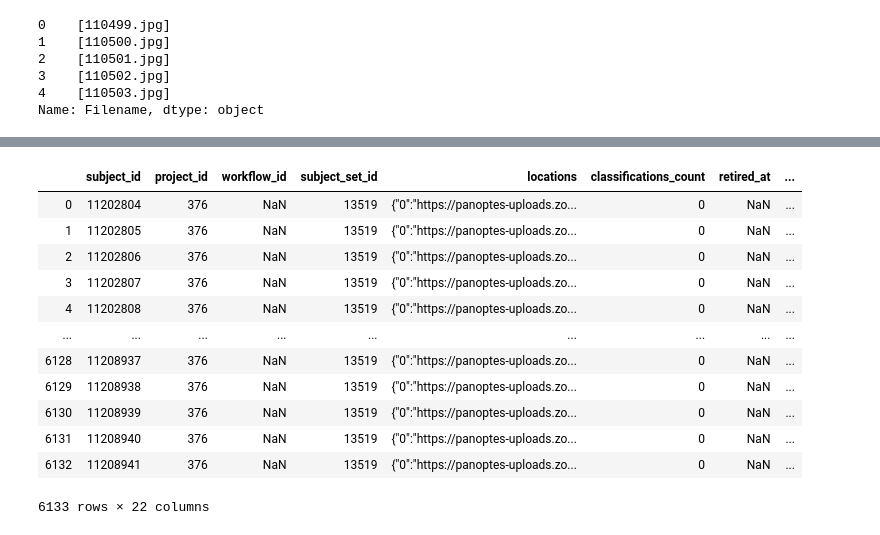
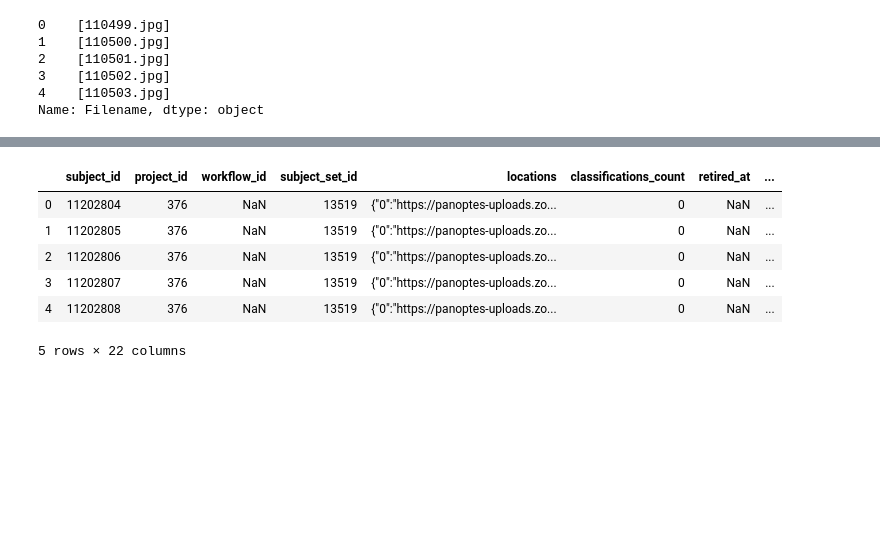
Before and after one commit to nisaputri/The-Shakespeares-UMD, a Jupyter notebook: Shakespeare Data Cleaning and Processing.ipynb, the cells around one changed output, grey strips where cells are left out. Drawn from its saved outputs; the diff is of its cells as text; code cells hidden in the pictures; blank space fills up the shorter version.

```diff
--- a/Shakespeare Data Cleaning and Processing.ipynb
+++ b/Shakespeare Data Cleaning and Processing.ipynb
@@ -76,23 +44,17 @@ newsletters
 # %%
 merged = subject.merge(newsletters, how = 'inner', on = 'Filename')
 
 #Dropping metadata column since it is redundant with the information in newletter dataset
 merged = merged.drop(columns = 'metadata', axis = 1)
-merged
+merged.head()
 # %% [output]
 |  | subject_id | project_id | workflow_id | subject_set_id | locations | classifications_count | retired_at | ... |
 | 0 | 11202804 | 376 | NaN | 13519 | {"0":"https://panoptes-uploads.zo... | 0 | NaN | ... |
 | 1 | 11202805 | 376 | NaN | 13519 | {"0":"https://panoptes-uploads.zo... | 0 | NaN | ... |
 | 2 | 11202806 | 376 | NaN | 13519 | {"0":"https://panoptes-uploads.zo... | 0 | NaN | ... |
 | 3 | 11202807 | 376 | NaN | 13519 | {"0":"https://panoptes-uploads.zo... | 0 | NaN | ... |
 | 4 | 11202808 | 376 | NaN | 13519 | {"0":"https://panoptes-uploads.zo... | 0 | NaN | ... |
-| ... | ... | ... | ... | ... | ... | ... | ... | ... |
-| 6128 | 11208937 | 376 | NaN | 13519 | {"0":"https://panoptes-uploads.zo... | 0 | NaN | ... |
-| 6129 | 11208938 | 376 | NaN | 13519 | {"0":"https://panoptes-uploads.zo... | 0 | NaN | ... |
-| 6130 | 11208939 | 376 | NaN | 13519 | {"0":"https://panoptes-uploads.zo... | 0 | NaN | ... |
-| 6131 | 11208940 | 376 | NaN | 13519 | {"0":"https://panoptes-uploads.zo... | 0 | NaN | ... |
-| 6132 | 11208941 | 376 | NaN | 13519 | {"0":"https://panoptes-uploads.zo... | 0 | NaN | ... |
-6133 rows × 22 columns
+5 rows × 22 columns
 # %%
 merged.to_csv("newsletters_subjectid.csv")
 # %%
```
Also changed, not shown: parts of 10 cells of this notebook.
